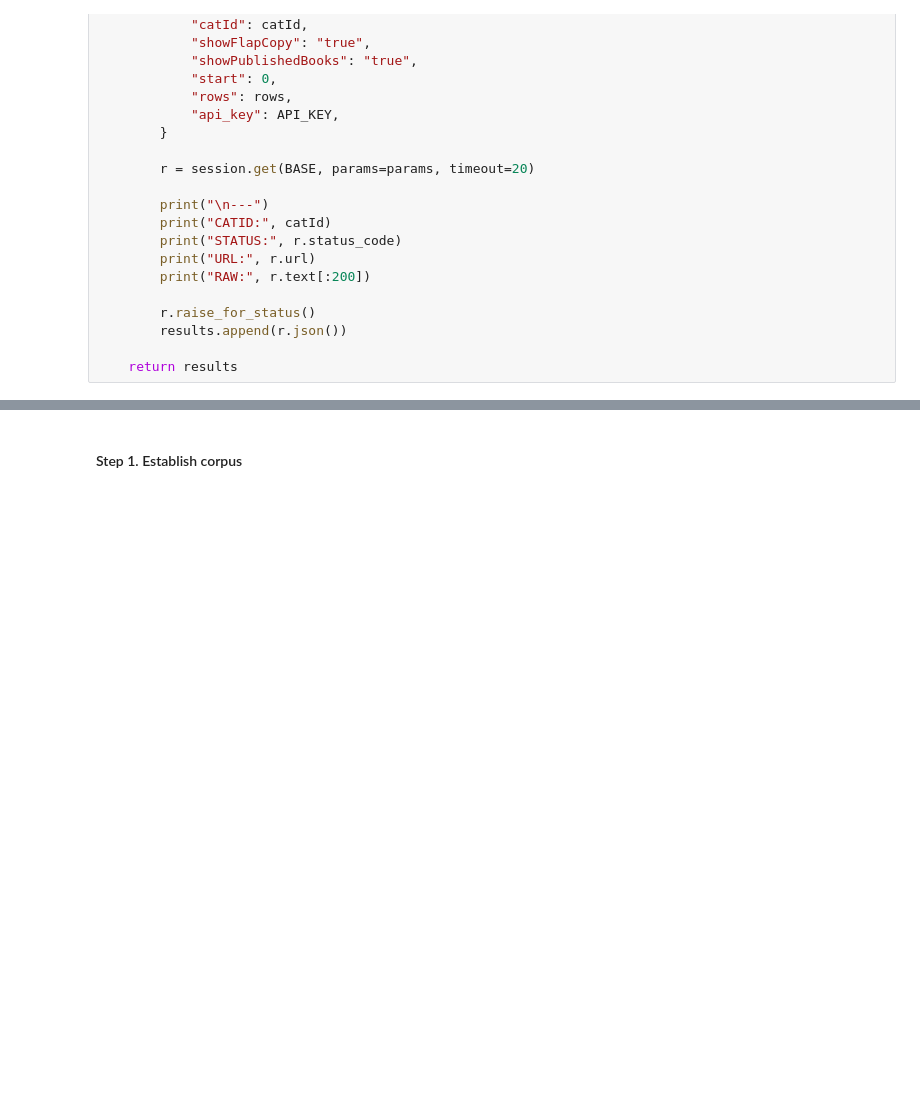
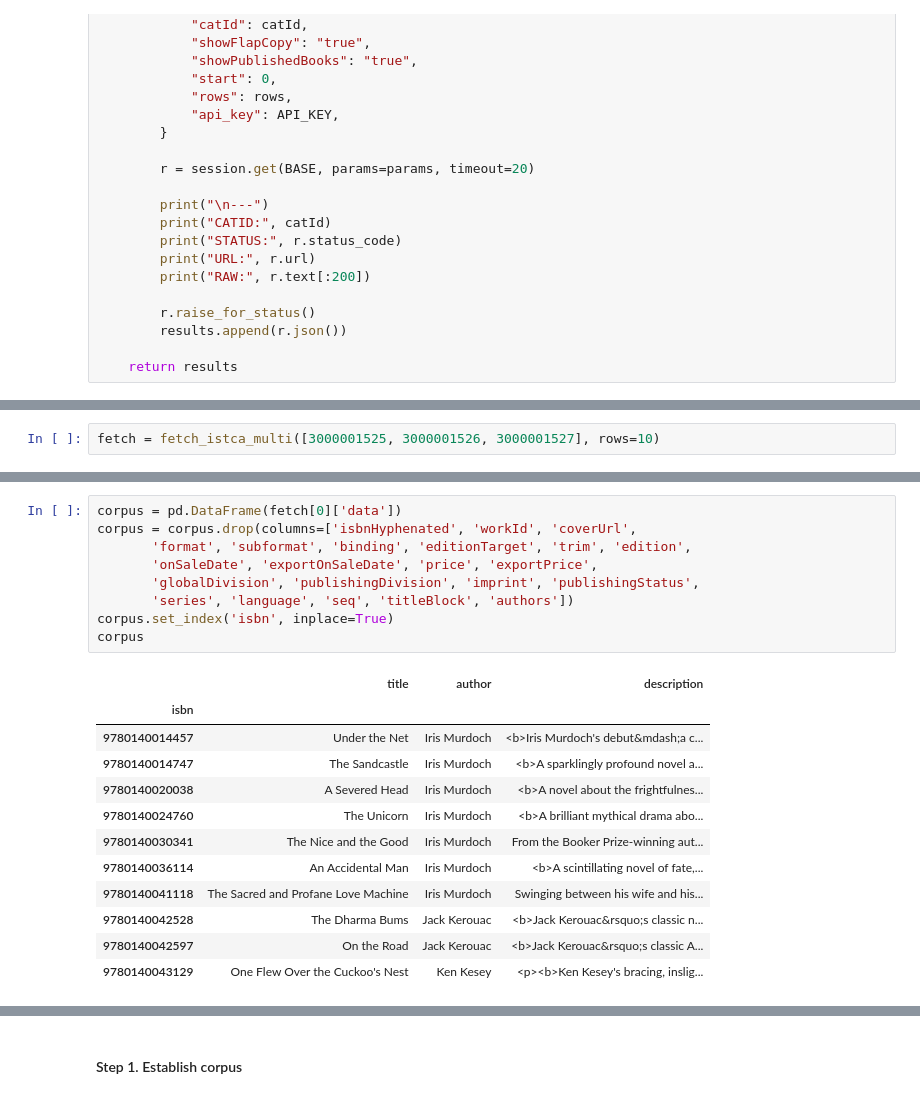
Before and after one commit to kibindy/DMW_Lab2, a Jupyter notebook: LT 8 Lab Report 2.ipynb, the cells around one changed output, grey strips where cells are left out. Saved outputs shown, nothing was run; the diff lists cells and outputs as text; blank space fills up the shorter version.

Commit message:
fetched data from kev's API, created corpus

```diff
--- a/LT 8 Lab Report 2.ipynb
+++ b/LT 8 Lab Report 2.ipynb
@@ -159,3 +160,5 @@ RAW: {"status":"ok","recordCount":2539,"startTimestamp":"2025-11-19T09:01:14Z","
    'showFlapCopy': True,
    'domain': 'PRH.US'},
   'requestedMethod': 'getTitleViewIstca'}]
+# %%
+fetch = fetch_istca_multi([3000001525, 3000001526, 3000001527], rows=10)
@@ -161,0 +183,22 @@ RAW: {"status":"ok","recordCount":2539,"startTimestamp":"2025-11-19T09:01:14Z","
+# %%
+corpus = pd.DataFrame(fetch[0]['data'])
+corpus = corpus.drop(columns=['isbnHyphenated', 'workId', 'coverUrl',
+       'format', 'subformat', 'binding', 'editionTarget', 'trim', 'edition',
+       'onSaleDate', 'exportOnSaleDate', 'price', 'exportPrice',
+       'globalDivision', 'publishingDivision', 'imprint', 'publishingStatus',
+       'series', 'language', 'seq', 'titleBlock', 'authors'])
+corpus.set_index('isbn', inplace=True)
+corpus
+# %% [output]
+|  | title | author | description |
+| isbn |  |  |  |
+| 9780140014457 | Under the Net | Iris Murdoch | <b>Iris Murdoch's debut&mdash;a c... |
+| 9780140014747 | The Sandcastle | Iris Murdoch | <b>A sparklingly profound novel a... |
+| 9780140020038 | A Severed Head | Iris Murdoch | <b>A novel about the frightfulnes... |
+| 9780140024760 | The Unicorn | Iris Murdoch | <b>A brilliant mythical drama abo... |
+| 9780140030341 | The Nice and the Good | Iris Murdoch | From the Booker Prize-winning aut... |
+| 9780140036114 | An Accidental Man | Iris Murdoch | <b>A scintillating novel of fate,... |
+| 9780140041118 | The Sacred and Profane Love Machine | Iris Murdoch | Swinging between his wife and his... |
+| 9780140042528 | The Dharma Bums | Jack Kerouac | <b>Jack Kerouac&rsquo;s classic n... |
+| 9780140042597 | On the Road | Jack Kerouac | <b>Jack Kerouac&rsquo;s classic A... |
+| 9780140043129 | One Flew Over the Cuckoo's Nest | Ken Kesey | <p><b>Ken Kesey's bracing, inslig... |
```
Also changed, not shown: parts of 5 cells of this notebook.
